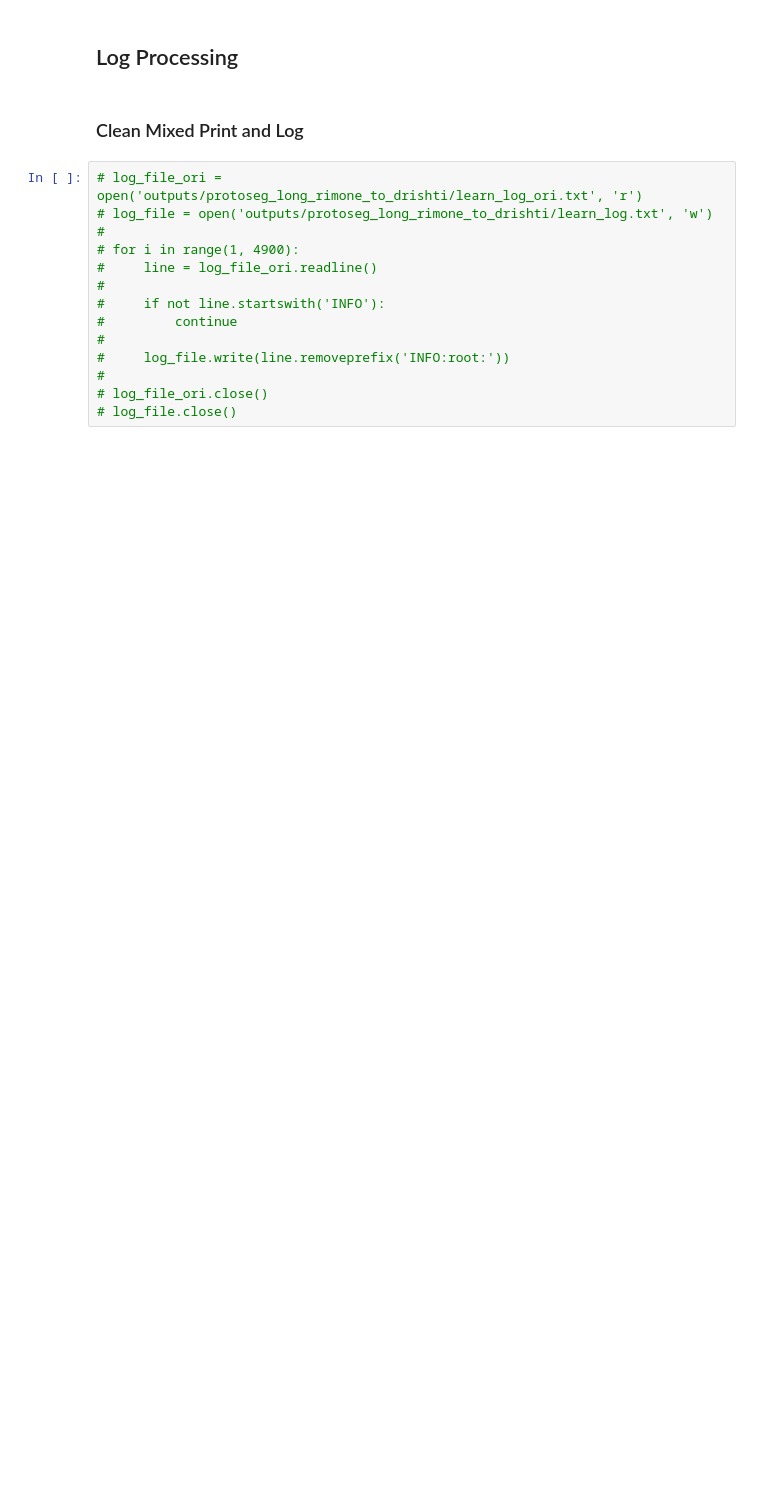
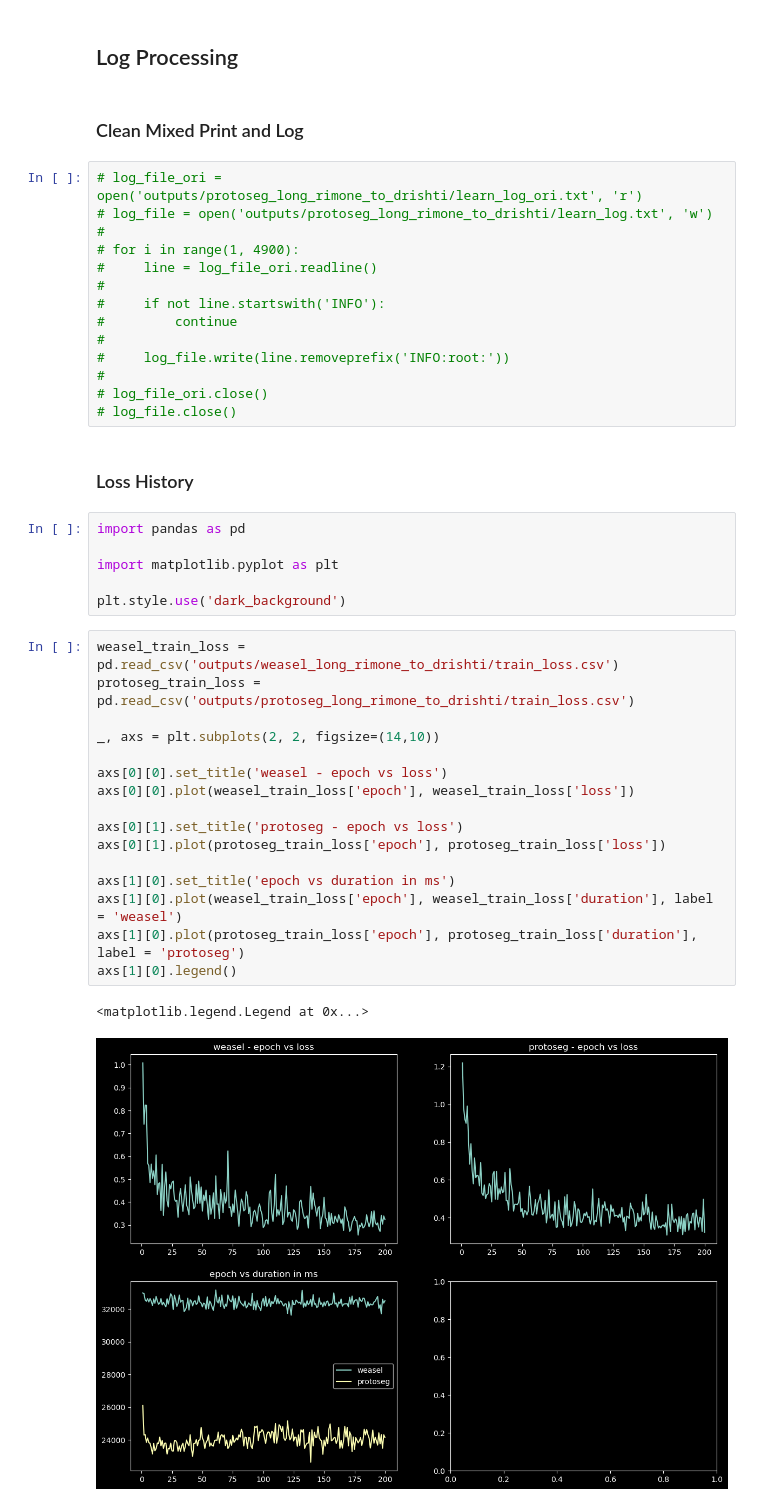
Before and after one commit to pandegaabyan/few-shot-weakly-seg, a Jupyter notebook: notebook.ipynb, the cells around one changed output. Saved outputs shown, nothing was run; the diff lists cells and outputs as text; blank space fills up the shorter version.

```diff
--- a/notebook.ipynb
+++ b/notebook.ipynb
@@ -416,3 +444,30 @@ cuda.empty_cache()
 #
 # log_file_ori.close()
 # log_file.close()
+# %% [markdown]
+### Loss History
+# %%
+import pandas as pd
+
+import matplotlib.pyplot as plt
+
+plt.style.use('dark_background')
+# %%
+weasel_train_loss = pd.read_csv('outputs/weasel_long_rimone_to_drishti/train_loss.csv')
+protoseg_train_loss = pd.read_csv('outputs/protoseg_long_rimone_to_drishti/train_loss.csv')
+
+_, axs = plt.subplots(2, 2, figsize=(14,10))
+
+axs[0][0].set_title('weasel - epoch vs loss')
+axs[0][0].plot(weasel_train_loss['epoch'], weasel_train_loss['loss'])
+
+axs[0][1].set_title('protoseg - epoch vs loss')
+axs[0][1].plot(protoseg_train_loss['epoch'], protoseg_train_loss['loss'])
+
+axs[1][0].set_title('epoch vs duration in ms')
+axs[1][0].plot(weasel_train_loss['epoch'], weasel_train_loss['duration'], label = 'weasel')
+axs[1][0].plot(protoseg_train_loss['epoch'], protoseg_train_loss['duration'], label = 'protoseg')
+axs[1][0].legend()
+# %% [output]
+<matplotlib.legend.Legend at 0x...>
+[figure, added]
```
Also changed, not shown: parts of 34 cells of this notebook, 13 other files.
